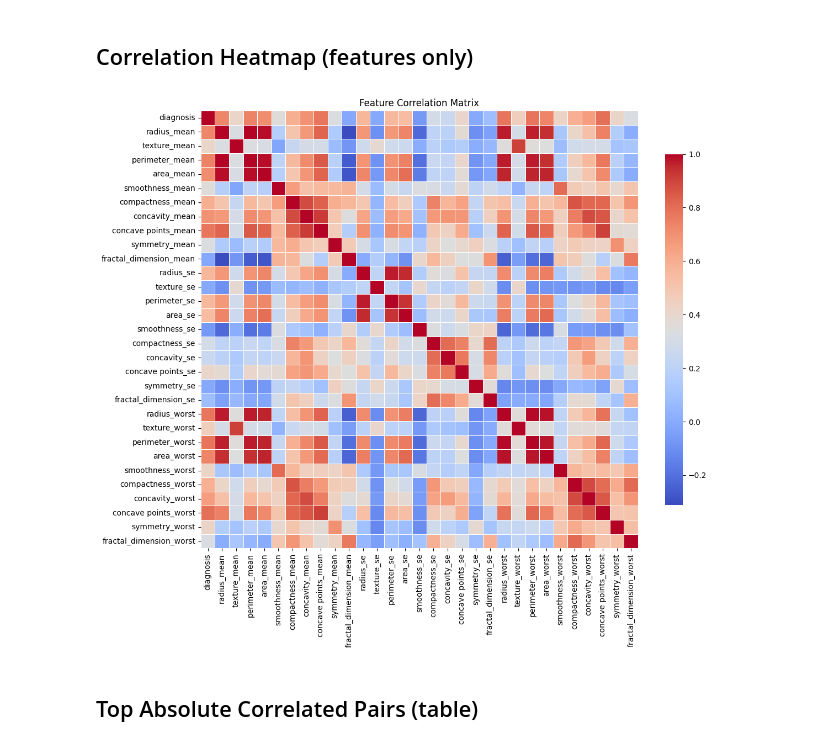
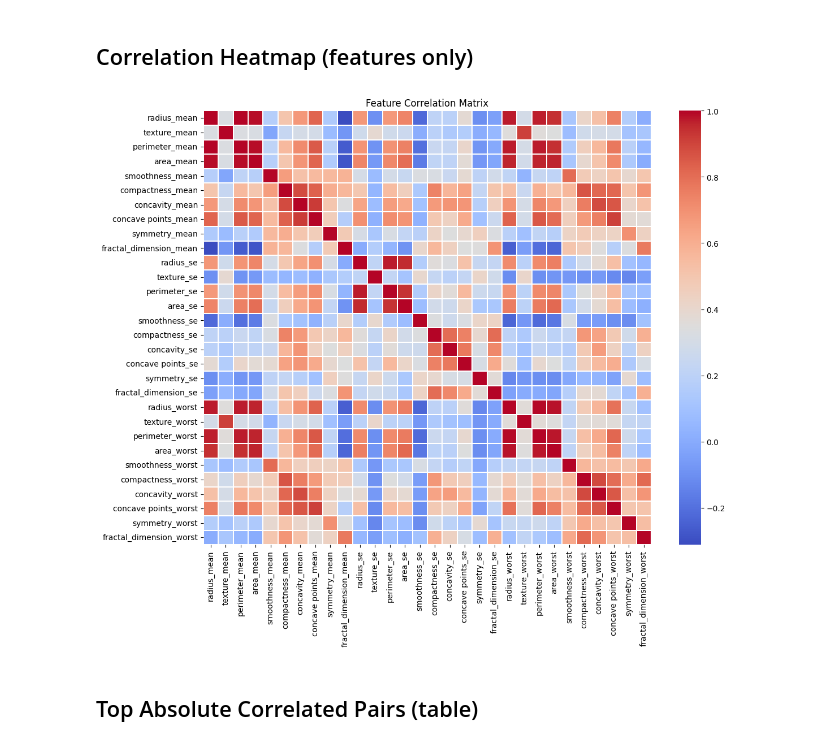
Before and after one commit to TasnimulIntazamAsif/Breast_Cancer_Classification, a Jupyter notebook: breast_Cancer.ipynb, the cells around one changed output. Saved outputs shown, nothing was run; the diff lists cells and outputs as text; code cells hidden in the pictures.

```diff
--- a/breast_Cancer.ipynb
+++ b/breast_Cancer.ipynb
@@ -204,32 +232,16 @@ X_feat.shape, X_scaled.shape
 # %% [markdown]
 ## Correlation Heatmap (features only)
 # %%
-
-
-# Use only numeric columns for correlation
-numeric_df = df.select_dtypes(include=[np.number])
-
-# Compute correlation
-df_corr = numeric_df.corr()
-
-# Plot heatmap
+# Correlation matrix heatmap (numeric features only)
 plt.figure(figsize=(12, 10))
-sns.heatmap(
-    df_corr,
-    cmap='coolwarm',
-    annot=False,  # set True to label correlation values
-    linewidths=0.5,
-    square=True,
-    cbar_kws={'shrink': 0.8}
-)
+num_df = df.drop(columns=['diagnosis']).select_dtypes(include=[np.number])
+corr = num_df.corr()
+sns.heatmap(corr, cmap='coolwarm', linewidths=0.3)
 plt.title('Feature Correlation Matrix')
 plt.tight_layout()
-
-# Save the figure and display
-plt.savefig('correlation_matrix.png', dpi=200, bbox_inches='tight')
 plt.show()
 # %% [output]
-[figure, old version]
+[figure, new version]
 # %% [markdown]
 ## Top Absolute Correlated Pairs (table)
 # %%
```
Also changed, not shown: parts of 8 cells of this notebook, 5 other files.
